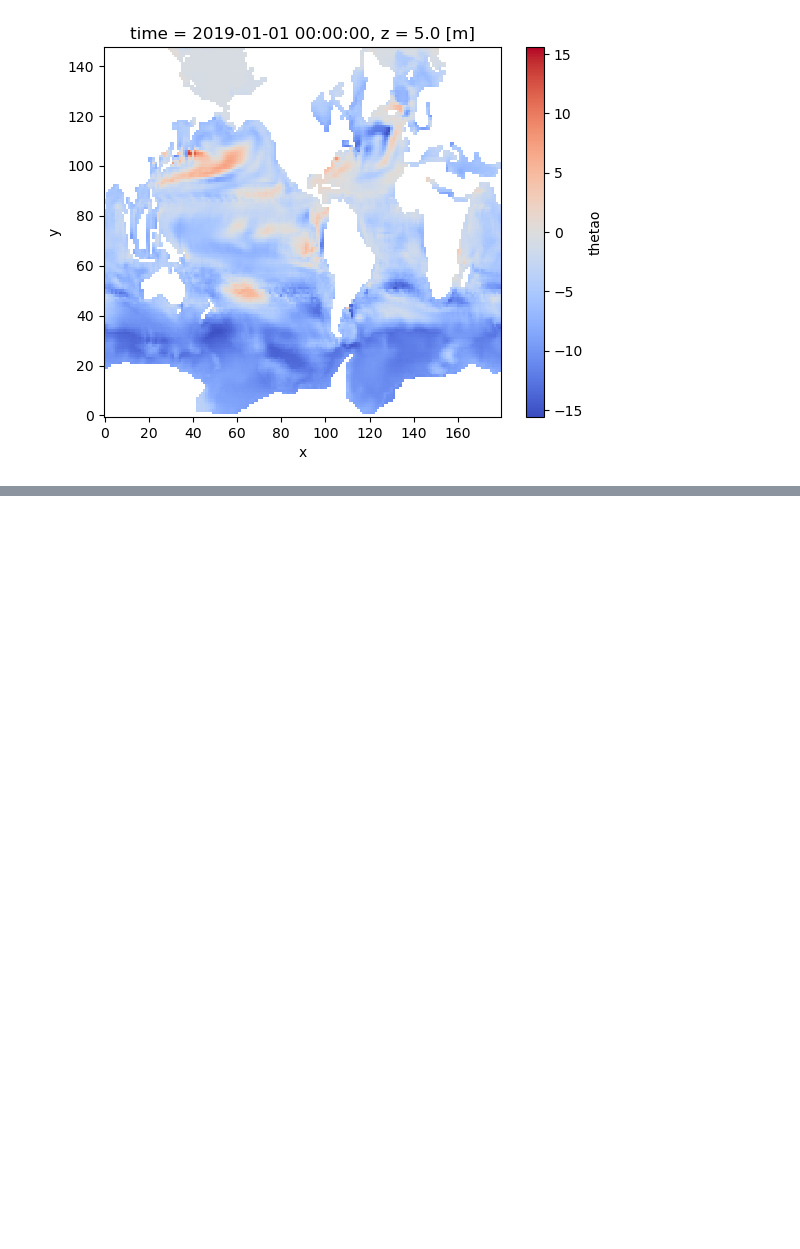
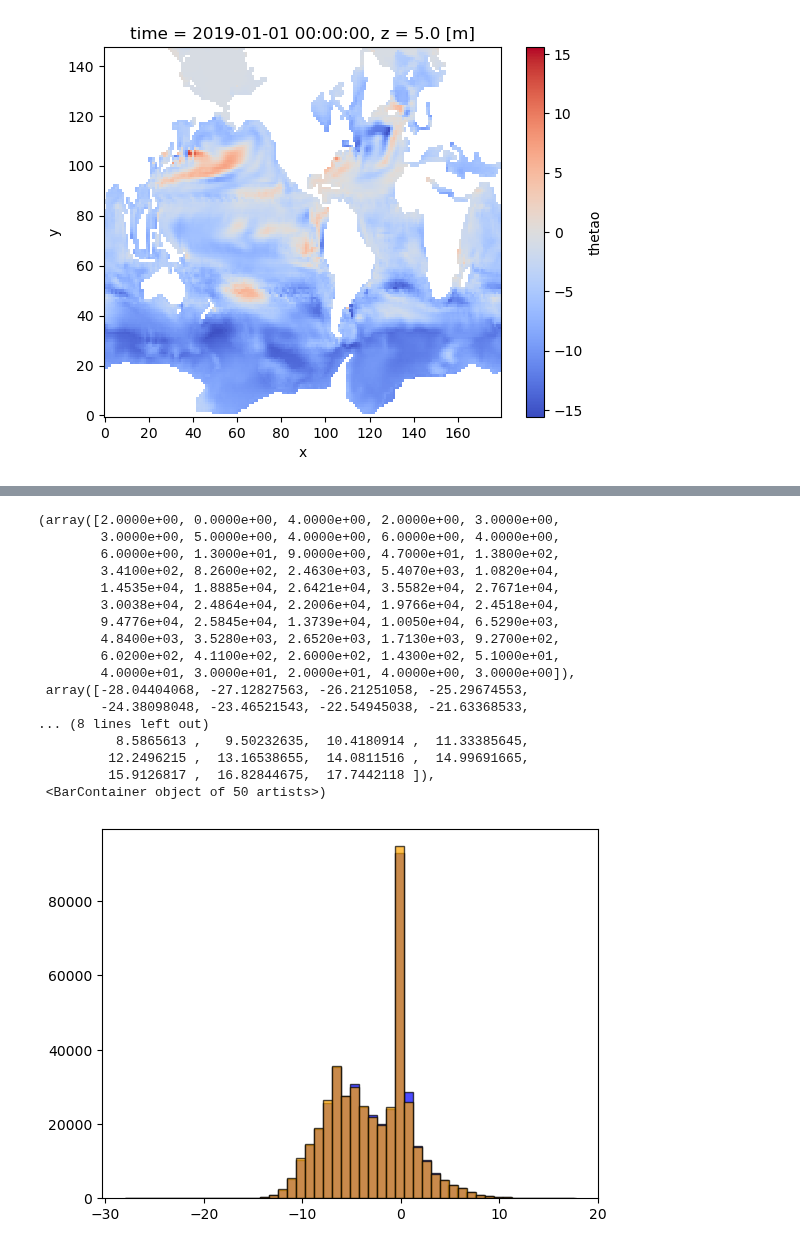
Before and after one commit to asozza/stece, a Jupyter notebook: osprey/notebooks/test_EOF_def.ipynb, the cells around one changed output, grey strips where cells are left out. Saved outputs shown, nothing was run; the diff lists cells and outputs as text; code cells hidden in the pictures; blank space fills up the shorter version.

```diff
--- a/osprey/notebooks/test_EOF_def.ipynb
+++ b/osprey/notebooks/test_EOF_def.ipynb
@@ -139,0 +180,22 @@ array(2.33773692)
+# %%
+plt.hist(delta.values.flatten(), bins=50, color='blue', alpha=0.7, edgecolor='black')
+plt.hist(delta1.values.flatten(), bins=50, color='orange', alpha=0.7, edgecolor='black')
+# %% [output]
+(array([2.0000e+00, 0.0000e+00, 4.0000e+00, 2.0000e+00, 3.0000e+00,
+        3.0000e+00, 5.0000e+00, 4.0000e+00, 6.0000e+00, 4.0000e+00,
+        6.0000e+00, 1.3000e+01, 9.0000e+00, 4.7000e+01, 1.3800e+02,
+        3.4100e+02, 8.2600e+02, 2.4630e+03, 5.4070e+03, 1.0820e+04,
+        1.4535e+04, 1.8885e+04, 2.6421e+04, 3.5582e+04, 2.7671e+04,
+        3.0038e+04, 2.4864e+04, 2.2006e+04, 1.9766e+04, 2.4518e+04,
+        9.4776e+04, 2.5845e+04, 1.3739e+04, 1.0050e+04, 6.5290e+03,
+        4.8400e+03, 3.5280e+03, 2.6520e+03, 1.7130e+03, 9.2700e+02,
+        6.0200e+02, 4.1100e+02, 2.6000e+02, 1.4300e+02, 5.1000e+01,
+        4.0000e+01, 3.0000e+01, 2.0000e+01, 4.0000e+00, 3.0000e+00]),
+ array([-28.04404068, -27.12827563, -26.21251058, -25.29674553,
+        -24.38098048, -23.46521543, -22.54945038, -21.63368533,
+... (8 lines left out)
+          8.5865613 ,   9.50232635,  10.4180914 ,  11.33385645,
+         12.2496215 ,  13.16538655,  14.0811516 ,  14.99691665,
+         15.9126817 ,  16.82844675,  17.7442118 ]),
+ <BarContainer object of 50 artists>)
+[figure, added]
```
Also changed, not shown: parts of 12 cells of this notebook, 5 other files.
